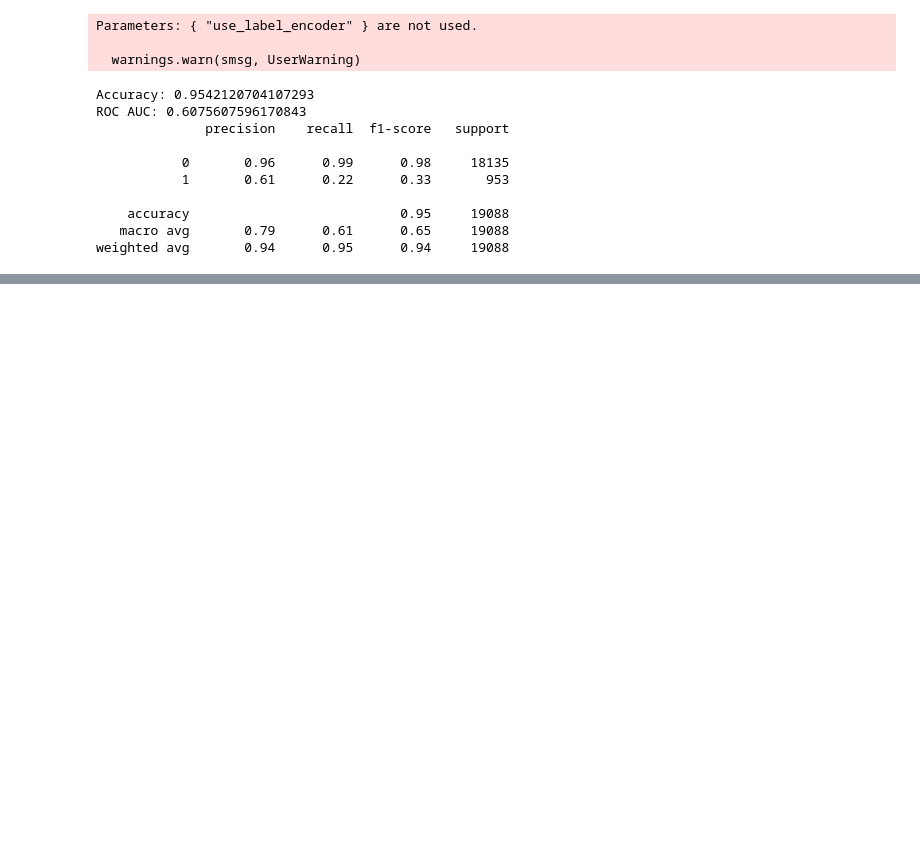
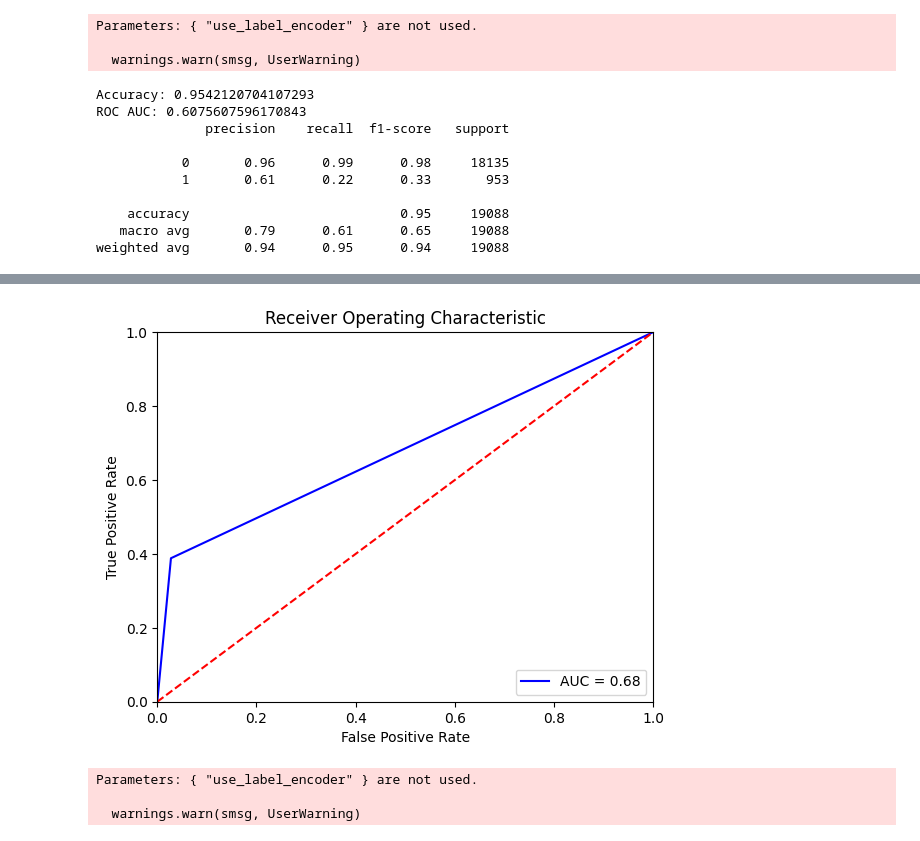
Before and after one commit to yunethiri/DSA4262-geneandtonic, a Jupyter notebook: eda.ipynb, the cells around one changed output, grey strips where cells are left out. Saved outputs shown, nothing was run; the diff lists cells and outputs as text; code cells hidden in the pictures; blank space fills up the shorter version.

Commit message:
added SMOTE testing and ROC-AUC curve plots

```diff
--- a/eda.ipynb
+++ b/eda.ipynb
@@ -263,0 +266,11 @@ weighted avg       0.94      0.95      0.94     19088
+# %%
+from imblearn.over_sampling import SMOTE
+import matplotlib.pyplot as plt
+
+# Apply SMOTE to the training data
+smote = SMOTE(random_state=42)
+X_train_smote, y_train_smote = smote.fit_resample(X_train_scaled, y_train)
+
+# Print the class distribution before and after applying SMOTE
+print("Original class distribution:", dict(zip(*np.unique(y_train, return_counts=True))))
+print("Class distribution after SMOTE:", dict(zip(*np.unique(y_train_smote, return_counts=True))))
@@ -263,0 +280,13 @@ weighted avg       0.94      0.95      0.94     19088
+# %%
+model = RandomForestClassifier()
+model.fit(X_train_smote, y_train_smote)
+y_pred = model.predict(X_test_scaled)
+
+accuracy = accuracy_score(y_test, y_pred)
+roc_auc = roc_auc_score(y_test, y_pred)
+report = classification_report(y_test, y_pred)
+
+# Output the results
+print(f"Accuracy: {accuracy}")
+print(f"ROC AUC: {roc_auc}")
+print(report)
@@ -263,0 +304,25 @@ weighted avg       0.94      0.95      0.94     19088
+# %%
+import sklearn.metrics as metrics
+
+fpr, tpr, threshold = metrics.roc_curve(y_test, y_pred)
+roc_auc = metrics.auc(fpr, tpr)
+
+plt.title('Receiver Operating Characteristic')
+plt.plot(fpr, tpr, 'b', label = 'AUC = %0.2f' % roc_auc)
+plt.legend(loc = 'lower right')
+plt.plot([0, 1], [0, 1],'r--')
+plt.xlim([0, 1])
+plt.ylim([0, 1])
+plt.ylabel('True Positive Rate')
+plt.xlabel('False Positive Rate')
+plt.show()
+# %% [output]
+[figure, added]
+# %%
+model = XGBClassifier(use_label_encoder=False, eval_metric='logloss')
+model.fit(X_train_smote, y_train_smote)
+y_pred = model.predict(X_test_scaled)
+# %% [output]
+Parameters: { "use_label_encoder" } are not used.
+
+  warnings.warn(smsg, UserWarning)
```
Also changed, not shown: parts of 7 cells of this notebook.
